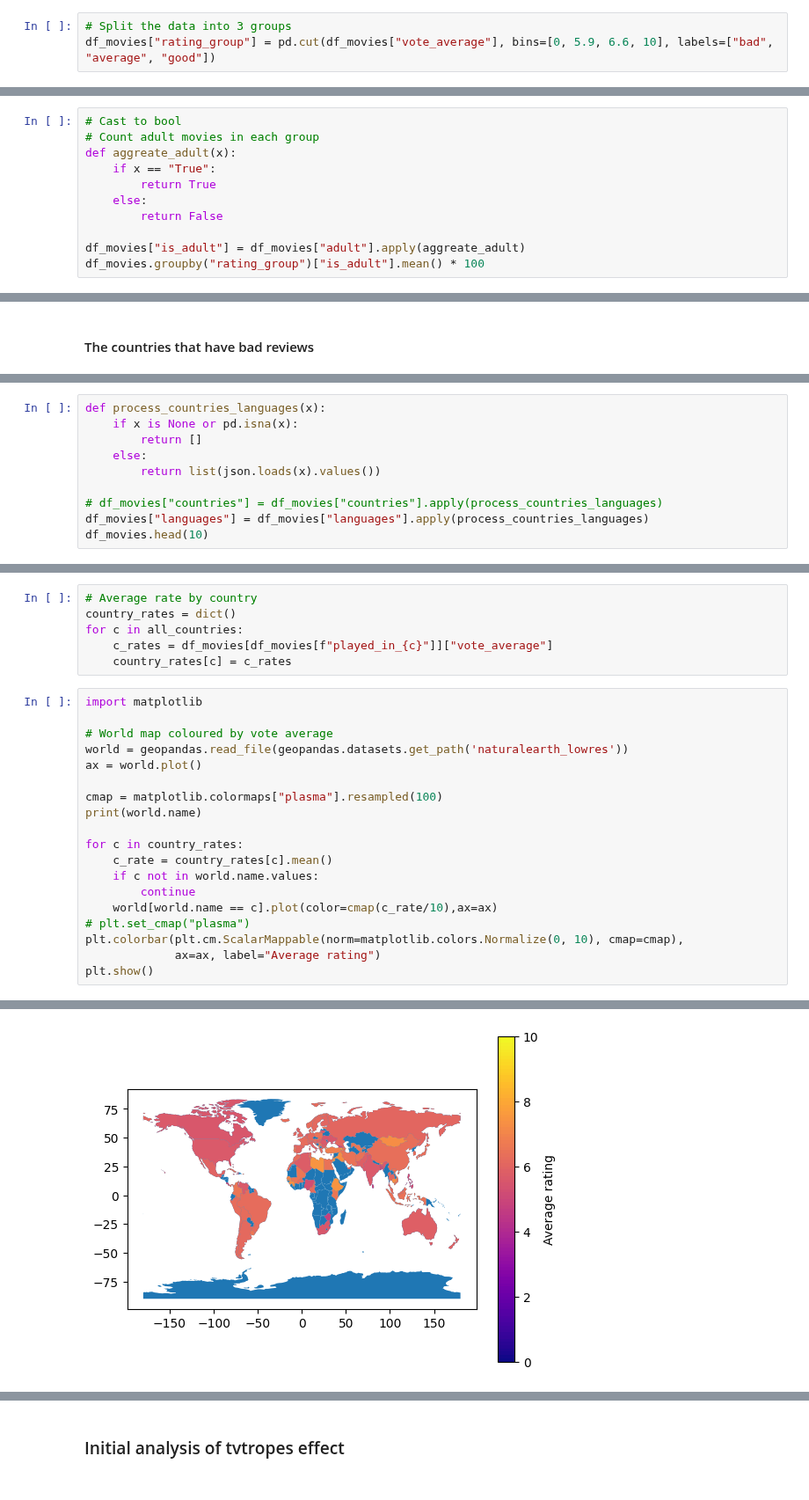
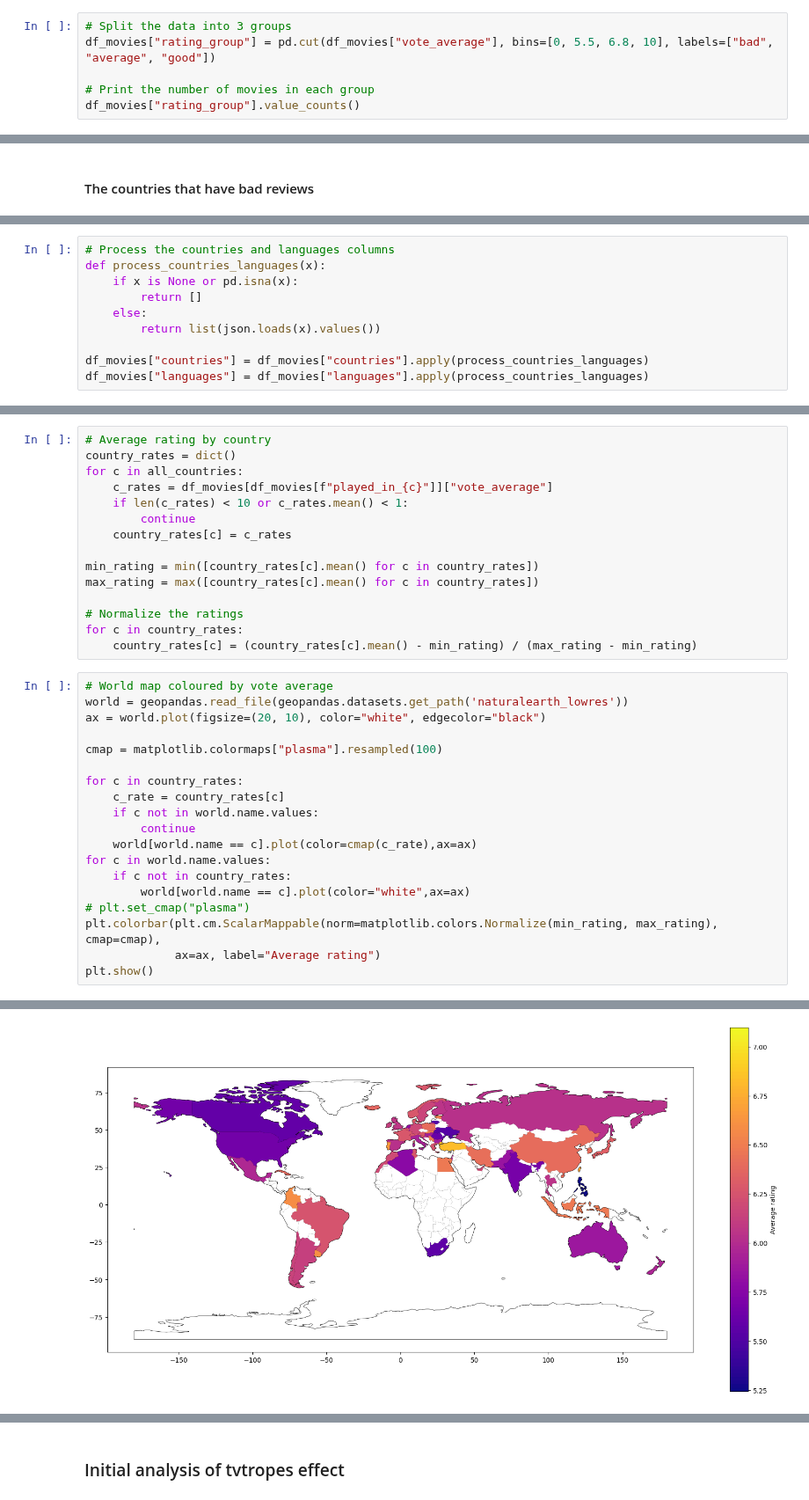
Before and after one commit to epfl-ada/ada-2022-project-adamax, a Jupyter notebook: src/initial_analysis.ipynb, the cells around one changed output, grey strips where cells are left out. Shown at 88% size. Saved outputs shown, nothing was run; the diff lists cells and outputs as text.

```diff
--- a/src/initial_analysis.ipynb
+++ b/src/initial_analysis.ipynb
@@ -330,3 +325,6 @@ plt.show()
 # %%
 # Split the data into 3 groups
-df_movies["rating_group"] = pd.cut(df_movies["vote_average"], bins=[0, 5.9, 6.6, 10], labels=["bad", "average", "good"])
+df_movies["rating_group"] = pd.cut(df_movies["vote_average"], bins=[0, 5.5, 6.8, 10], labels=["bad", "average", "good"])
+
+# Print the number of movies in each group
+df_movies["rating_group"].value_counts()
@@ -359,11 +380,0 @@ plt.show()
-# %%
-# Cast to bool
-# Count adult movies in each group
-def aggreate_adult(x):
-    if x == "True":
-        return True
-    else:
-        return False
-
-df_movies["is_adult"] = df_movies["adult"].apply(aggreate_adult)
-df_movies.groupby("rating_group")["is_adult"].mean() * 100
@@ -391,10 +394,10 @@ plt.show()
 # %%
+# Process the countries and languages columns
 def process_countries_languages(x):
     if x is None or pd.isna(x):
         return []
     else:
         return list(json.loads(x).values())
 
-# df_movies["countries"] = df_movies["countries"].apply(process_countries_languages)
+df_movies["countries"] = df_movies["countries"].apply(process_countries_languages)
 df_movies["languages"] = df_movies["languages"].apply(process_countries_languages)
-df_movies.head(10)
@@ -438,26 +441,35 @@ df_movies.head(5)
 # %%
-# Average rate by country
+# Average rating by country
 country_rates = dict()
 for c in all_countries:
     c_rates = df_movies[df_movies[f"played_in_{c}"]]["vote_average"]
+    if len(c_rates) < 10 or c_rates.mean() < 1:
+        continue
     country_rates[c] = c_rates
+
+min_rating = min([country_rates[c].mean() for c in country_rates])
+max_rating = max([country_rates[c].mean() for c in country_rates])
+
+# Normalize the ratings
+for c in country_rates:
+    country_rates[c] = (country_rates[c].mean() - min_rating) / (max_rating - min_rating)
 # %%
-import matplotlib
-
 # World map coloured by vote average
 world = geopandas.read_file(geopandas.datasets.get_path('naturalearth_lowres'))
-ax = world.plot()
+ax = world.plot(figsize=(20, 10), color="white", edgecolor="black")
 
 cmap = matplotlib.colormaps["plasma"].resampled(100)
-print(world.name)
 
 for c in country_rates:
-    c_rate = country_rates[c].mean()
+    c_rate = country_rates[c]
     if c not in world.name.values:
         continue
-    world[world.name == c].plot(color=cmap(c_rate/10),ax=ax)
+    world[world.name == c].plot(color=cmap(c_rate),ax=ax)
+for c in world.name.values:
+    if c not in country_rates:
+        world[world.name == c].plot(color="white",ax=ax)
 # plt.set_cmap("plasma")
-plt.colorbar(plt.cm.ScalarMappable(norm=matplotlib.colors.Normalize(0, 10), cmap=cmap),
+plt.colorbar(plt.cm.ScalarMappable(norm=matplotlib.colors.Normalize(min_rating, max_rating), cmap=cmap),
              ax=ax, label="Average rating")
 plt.show()
 # %% [output]
@@ -476 +476 @@ Name: name, Length: 177, dtype: object
-[figure, old version]
+[figure, new version]
```
Also changed, not shown: parts of 58 cells of this notebook.
